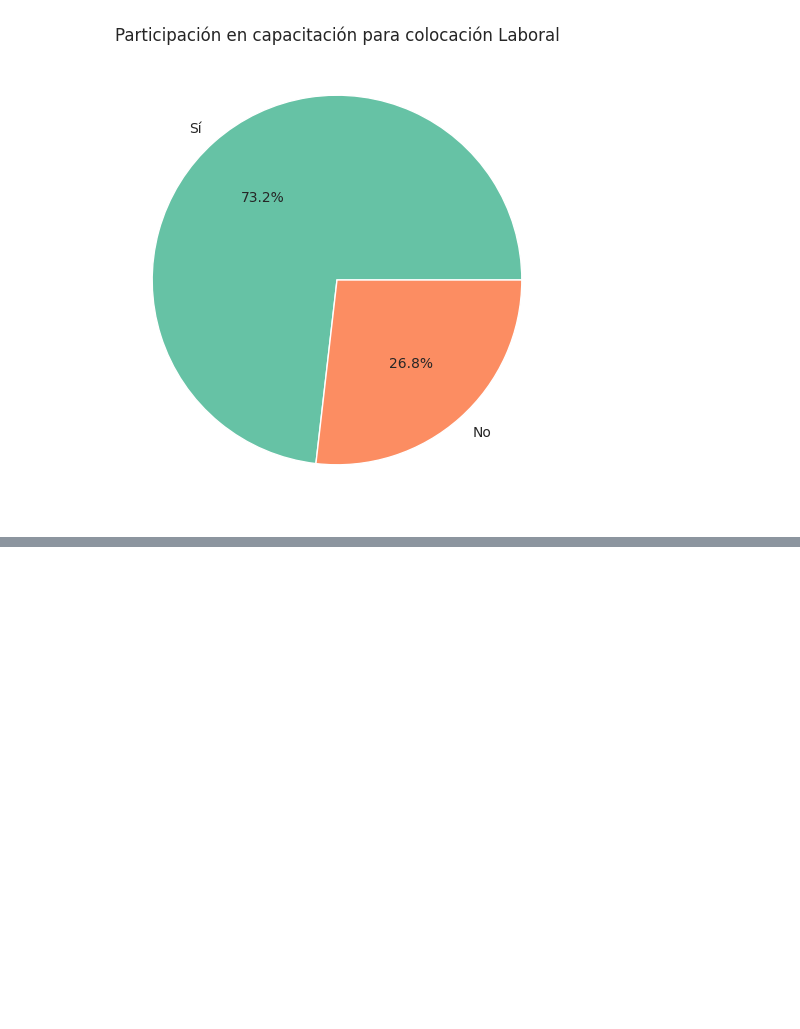
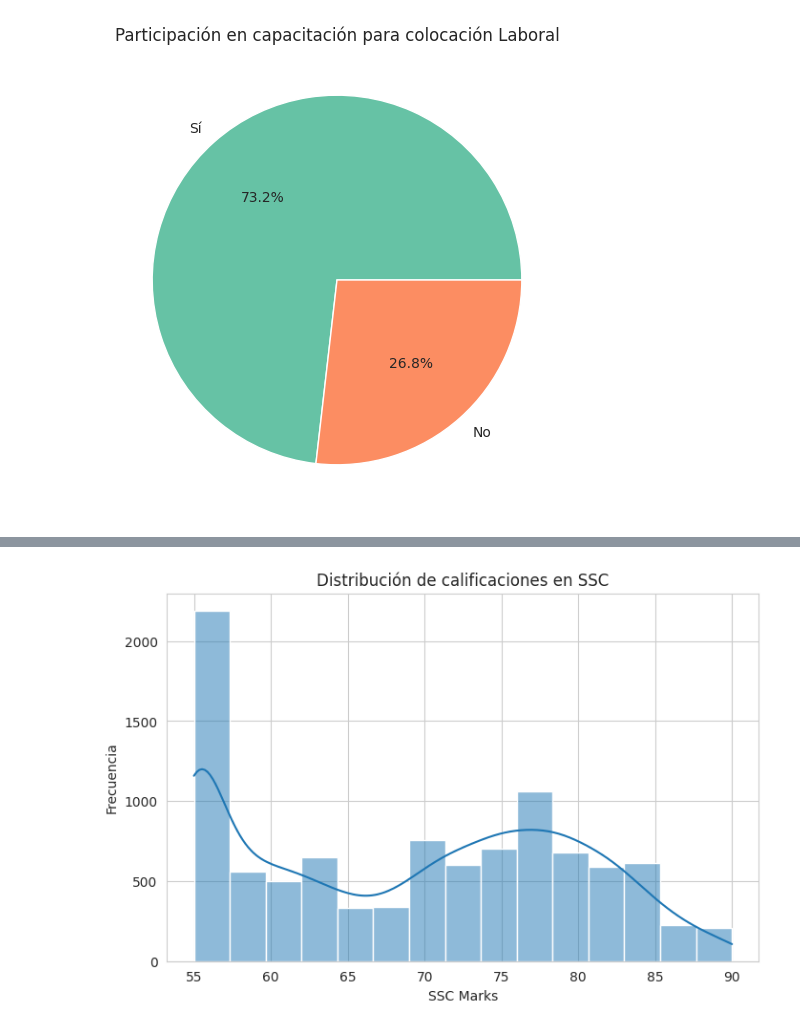
Before and after one commit to Dyaruro1/AI-Proyect-PlacementPrediction, a Jupyter notebook: Dataset_Proyecto.ipynb, the cells around one changed output, grey strips where cells are left out. Drawn from its saved outputs; the diff is of its cells as text; code cells hidden in the pictures; blank space fills up the shorter version.

Commit message:
Se agrego la columna SSC_Marks

```diff
--- a/Dataset_Proyecto.ipynb
+++ b/Dataset_Proyecto.ipynb
@@ -334,0 +341,9 @@ plt.show()
+# %%
+plt.figure(figsize=(8,5))
+sns.histplot(df['SSC_Marks'], bins=15, kde=True, color='#1f77b4')
+plt.xlabel("SSC Marks")
+plt.ylabel("Frecuencia")
+plt.title("Distribución de calificaciones en SSC")
+plt.show()
+# %% [output]
+[figure, added]
```
Also changed, not shown: parts of 5 cells of this notebook.
